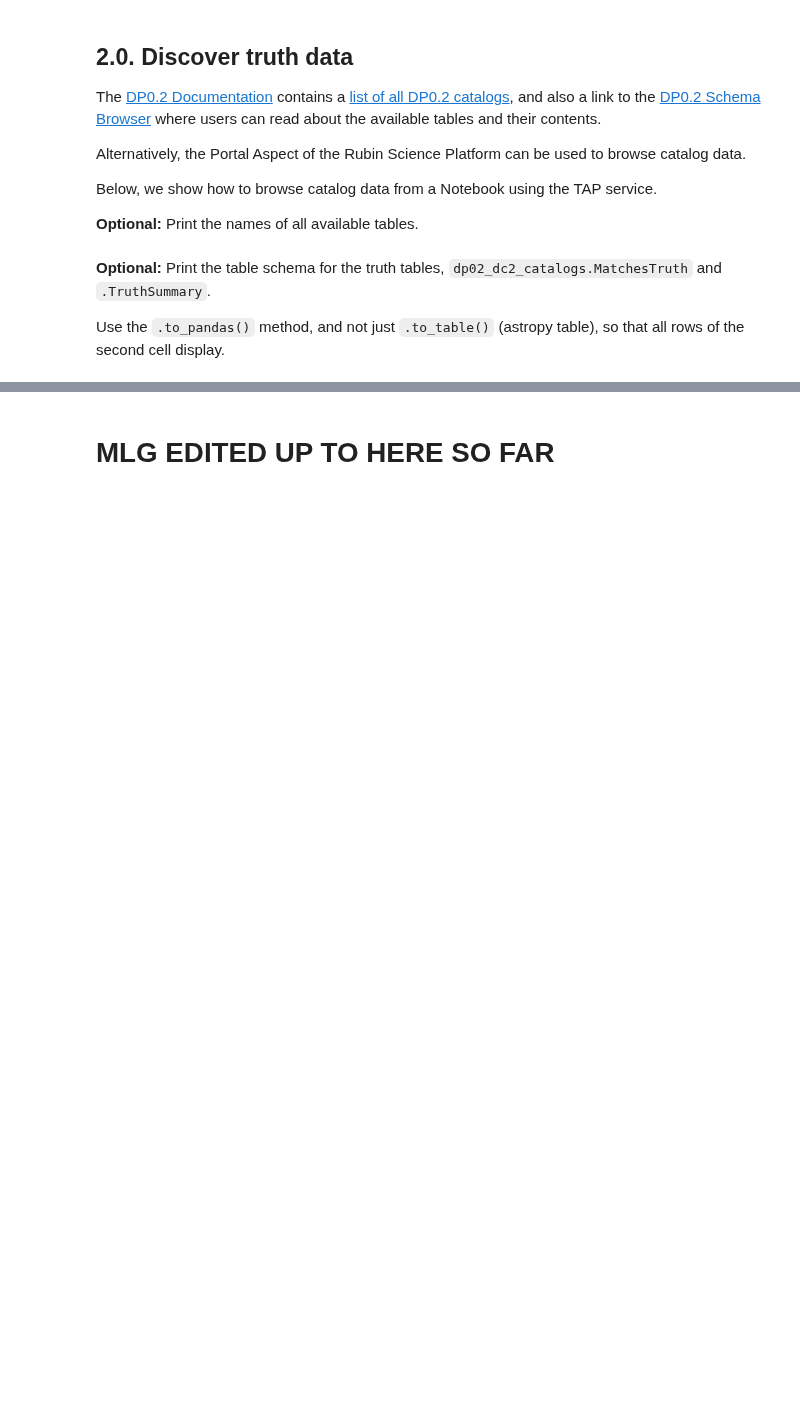
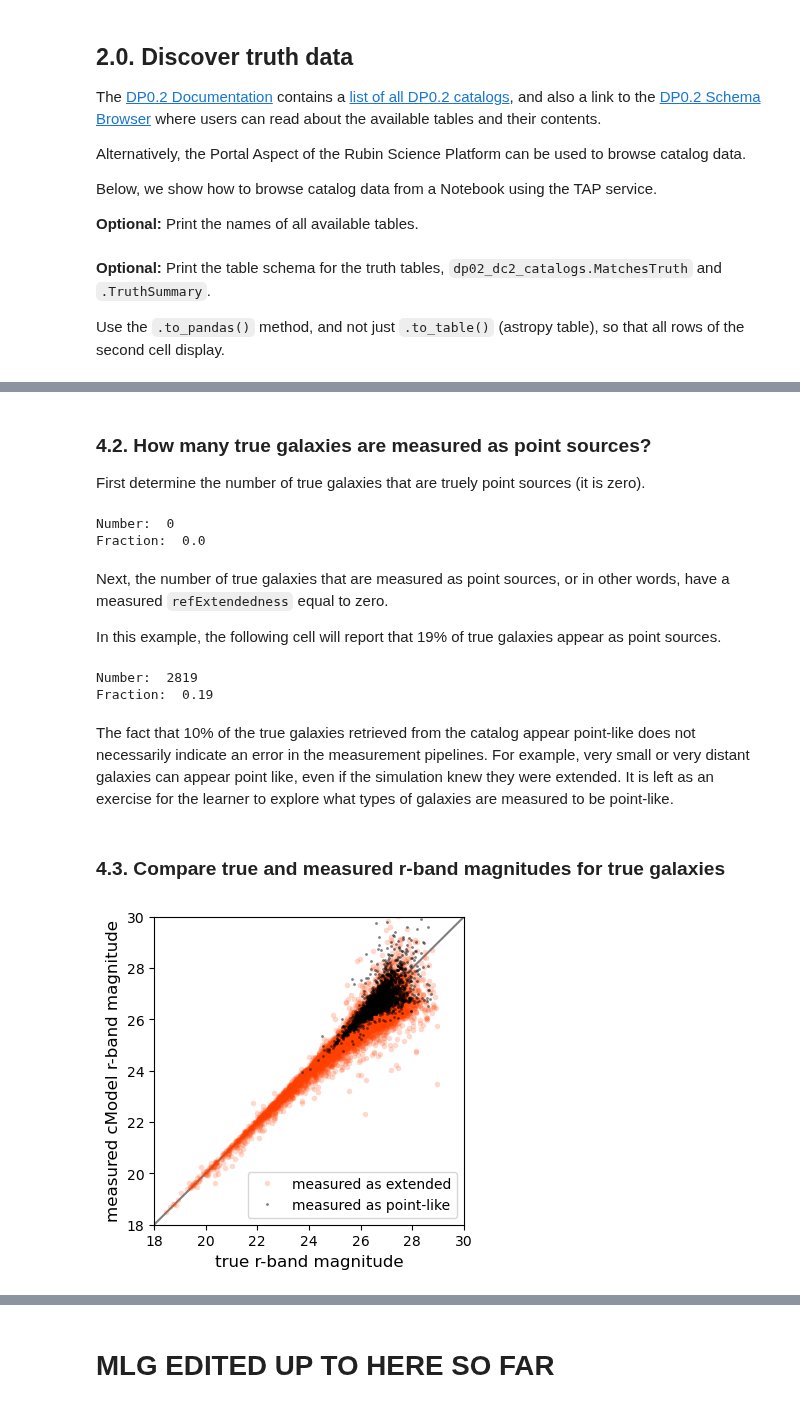
Before and after one commit to rubin-dp0/cst-dev, a Jupyter notebook: MLG_sandbox/DP02/draft_06_Truth_Tables.ipynb, the cells around one changed output, grey strips where cells are left out. Cells and saved outputs as stored; diff of their text form; code cells hidden in the pictures; blank space fills up the shorter version.

```diff
--- a/MLG_sandbox/DP02/draft_06_Truth_Tables.ipynb
+++ b/MLG_sandbox/DP02/draft_06_Truth_Tables.ipynb
@@ -54,3 +82,8 @@ pandas.set_option('display.max_rows', 200)
+# %%
+plot_filter_labels = ['u', 'g', 'r', 'i', 'z', 'y']
+plot_filter_colors = {'u': '#56b4e9', 'g': '#008060', 'r': '#ff4000',
+                      'i': '#850000', 'z': '#6600cc', 'y': '#000000'}
+plot_filter_symbols = {'u': 'o', 'g': '^', 'r': 'v', 'i': 's', 'z': '*', 'y': 'p'}
 # %% [markdown]
 To access tables, we will use the TAP service in a similar manner to what we showed in the [Intro to DP0 notebook](https://github.com/rubin-dp0/tutorial-notebooks/blob/main/01_Intro_to_DP0_Notebooks.ipynb), and explored further in the [TAP tutorial notebook](https://github.com/rubin-dp0/tutorial-notebooks/blob/main/02_Intermediate_TAP_Query.ipynb). See those notebooks for more details.
 # %%
@@ -87,0 +356,49 @@ results.to_table().to_pandas()
+# %% [markdown]
+### 4.2. How many true galaxies are measured as point sources?
+
+First determine the number of true galaxies that are truely point sources (it is zero).
+# %%
+x = np.where(results['ts_is_pointsource'])[0]
+print('Number: ', len(x))
+print('Fraction: ', np.round(len(x)/len(results['ts_is_pointsource']),2))
+del x
+# %% [output]
+Number:  0
+Fraction:  0.0
+# %% [markdown]
+Next, the number of true galaxies that are measured as point sources, or in other words, have a measured `refExtendedness` equal to zero.
+
+In this example, the following cell will report that 19% of true galaxies appear as point sources.
+# %%
+x = np.where(results['obj_refExtendedness'] == 0)[0]
+print('Number: ', len(x))
+print('Fraction: ', np.round(len(x)/len(results['ts_is_pointsource']),2))
+del x
+# %% [output]
+Number:  2819
+Fraction:  0.19
+# %% [markdown]
+The fact that 10% of the true galaxies retrieved from the catalog appear point-like does not necessarily indicate an error in the measurement pipelines. For example, very small or very distant galaxies can appear point like, even if the simulation knew they were extended. It is left as an exercise for the learner to explore what types of galaxies are measured to be point-like.
+# %% [markdown]
+### 4.3. Compare true and measured r-band magnitudes for true galaxies
+# %%
+fig = plt.figure(figsize=(4, 4))
+plt.plot([18,32], [18,32], ls='solid', color='black', alpha=0.5)
+x = np.where(results['obj_refExtendedness'] == 1)[0]
+plt.plot(results['ts_mag_r'][x], results['obj_cModelMag_r'][x], \
+         'o', ms=4, alpha=0.2, mew=0, color=plot_filter_colors['r'],\
+         label='measured as extended')
+del x
+x = np.where(results['obj_refExtendedness'] == 0)[0]
+plt.plot(results['ts_mag_r'][x], results['obj_cModelMag_r'][x], \
+         'o', ms=2, alpha=0.5, mew=0, color='black',\
+         label='measured as point-like')
+del x
+plt.xlabel('true r-band magnitude', fontsize=12)
+plt.ylabel('measured cModel r-band magnitude', fontsize=12)
+plt.legend(loc='lower right')
+plt.xlim([18,30])
+plt.ylim([18,30])
+plt.show()
+# %% [output]
+[figure, added]
```
Also changed, not shown: parts of 40 cells of this notebook.
